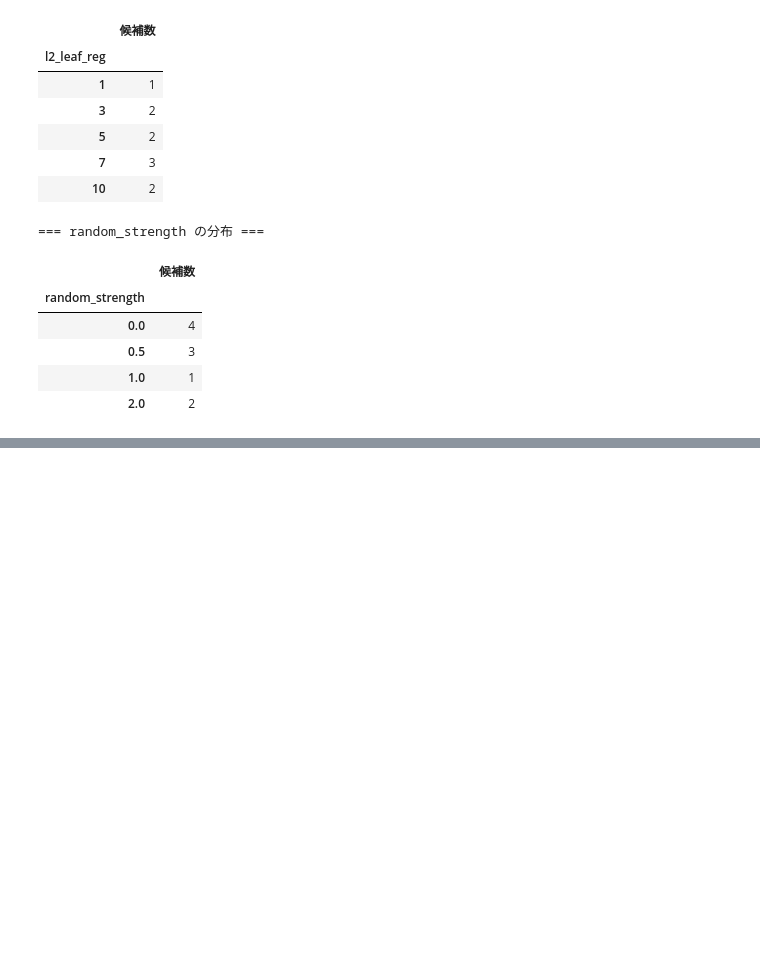
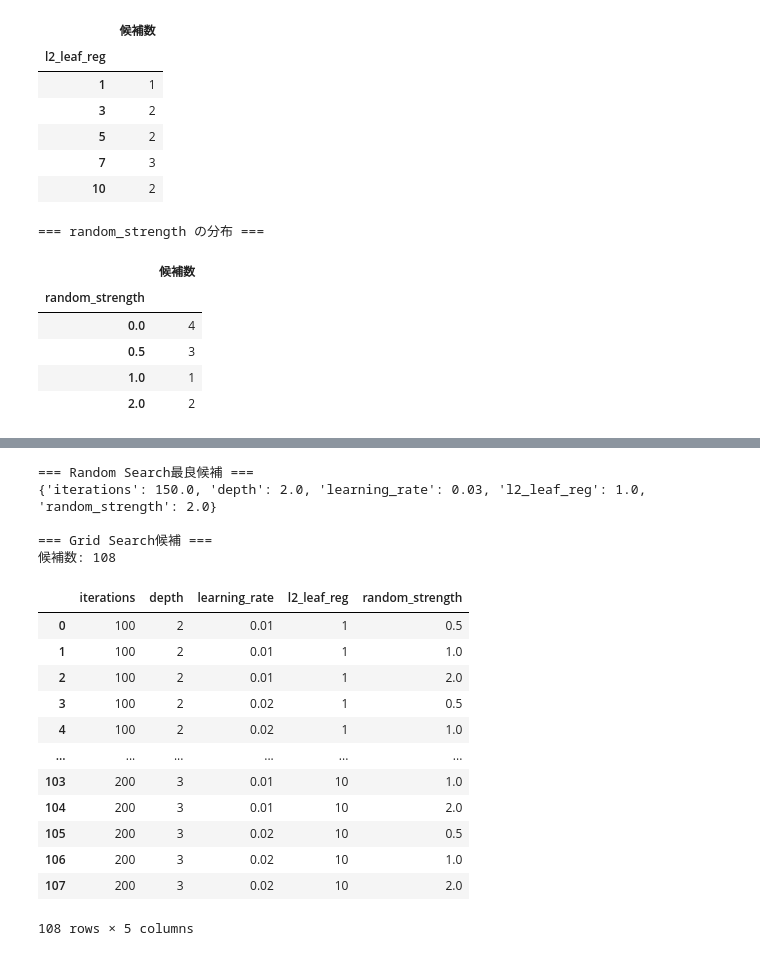
Before and after one commit to RyoShimoda/AWS_Python_data_analysis, a Jupyter notebook: notebooks/13_low_review_model_comparison.ipynb, the cells around one changed output, grey strips where cells are left out. Cells and saved outputs as stored; diff of their text form; code cells hidden in the pictures; blank space fills up the shorter version.

```diff
--- a/notebooks/13_low_review_model_comparison.ipynb
+++ b/notebooks/13_low_review_model_comparison.ipynb
@@ -3453,0 +3655,60 @@ for parameter in parameter_names:
+# %%
+from sklearn.model_selection import ParameterGrid
+
+# 全候補の中で平均APが最大の候補を取得
+best_trial_all = int(df_joint_summary.index[0])
+
+best_random_params = (
+    df_joint_results.loc[
+        df_joint_results["trial"] == best_trial_all,
+        [
+            "iterations",
+            "depth",
+            "learning_rate",
+            "l2_leaf_reg",
+            "random_strength",
+        ],
+    ]
+    .iloc[0]
+    .to_dict()
+)
+
+# Grid Searchの探索範囲
+grid_params = {
+    "iterations": [100, 150, 200],
+    "depth": [2, 3],
+    "learning_rate": [0.01, 0.02],
+    "l2_leaf_reg": [1, 7, 10],
+    "random_strength": [0.5, 1, 2]
+}
+
+# 最良候補を基準として、パラメータを組み合わせる
+grid_candidates = [
+    {**best_random_params, **params} for params in ParameterGrid(grid_params)
+]
+
+print("=== Random Search最良候補 ===")
+print(best_random_params)
+
+print("\n=== Grid Search候補 ===")
+print("候補数:", len(grid_candidates))
+display(pd.DataFrame(grid_candidates))
+# %% [output]
+=== Random Search最良候補 ===
+{'iterations': 150.0, 'depth': 2.0, 'learning_rate': 0.03, 'l2_leaf_reg': 1.0, 'random_strength': 2.0}
+
+=== Grid Search候補 ===
+候補数: 108
+|  | iterations | depth | learning_rate | l2_leaf_reg | random_strength |
+| 0 | 100 | 2 | 0.01 | 1 | 0.5 |
+| 1 | 100 | 2 | 0.01 | 1 | 1.0 |
+| 2 | 100 | 2 | 0.01 | 1 | 2.0 |
+| 3 | 100 | 2 | 0.02 | 1 | 0.5 |
+| 4 | 100 | 2 | 0.02 | 1 | 1.0 |
+| ... | ... | ... | ... | ... | ... |
+| 103 | 200 | 3 | 0.01 | 10 | 1.0 |
+| 104 | 200 | 3 | 0.01 | 10 | 2.0 |
+| 105 | 200 | 3 | 0.02 | 10 | 0.5 |
+| 106 | 200 | 3 | 0.02 | 10 | 1.0 |
+| 107 | 200 | 3 | 0.02 | 10 | 2.0 |
+108 rows × 5 columns
```
Also changed, not shown: parts of 9 cells of this notebook, 3 other files.
